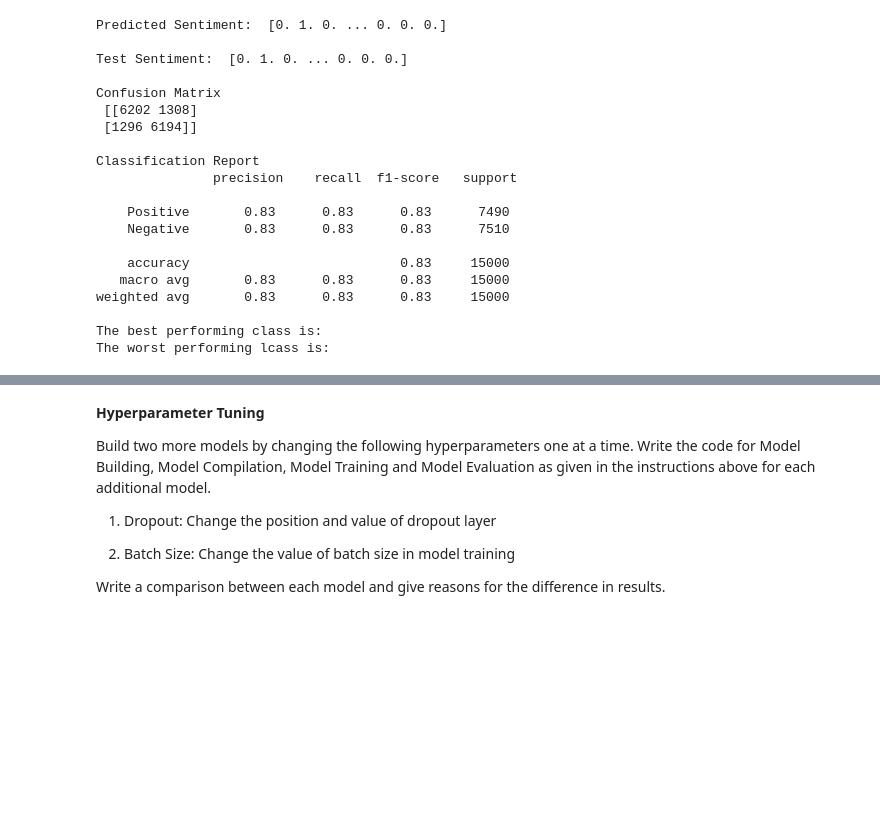
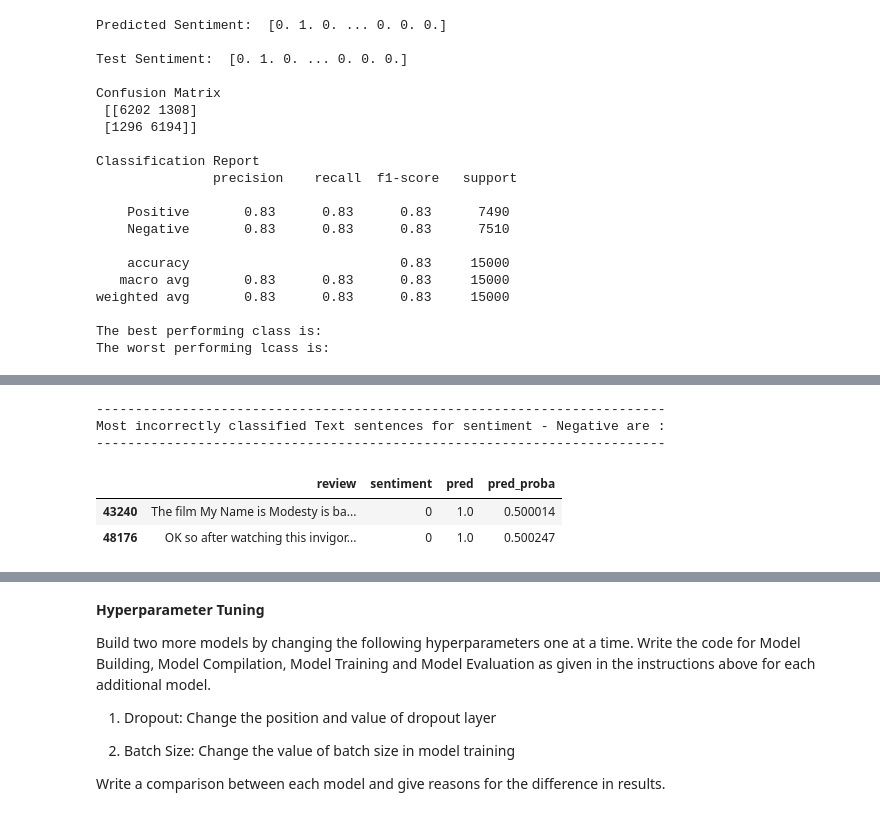
Before and after one commit to ankygupta9999/imdb-50k-DL, a Jupyter notebook: Assignment1_part2.ipynb, the cells around one changed output, grey strips where cells are left out. Drawn from its saved outputs; the diff is of its cells as text; code cells hidden in the pictures; blank space fills up the shorter version.

```diff
--- a/Assignment1_part2.ipynb
+++ b/Assignment1_part2.ipynb
@@ -413,0 +433,12 @@ The worst performing lcass is:
+# %%
+print('-------------------------------------------------------------------------')
+print('Most incorrectly classified Text sentences for sentiment - Negative are :')
+print('-------------------------------------------------------------------------')
+df_test1_class0.sort_values('pred_proba').head(2)
+# %% [output]
+-------------------------------------------------------------------------
+Most incorrectly classified Text sentences for sentiment - Negative are :
+-------------------------------------------------------------------------
+|  | review | sentiment | pred | pred_proba |
+| 43240 | The film My Name is Modesty is ba... | 0 | 1.0 | 0.500014 |
+| 48176 | OK so after watching this invigor... | 0 | 1.0 | 0.500247 |
```
Also changed, not shown: parts of 9 cells of this notebook.
